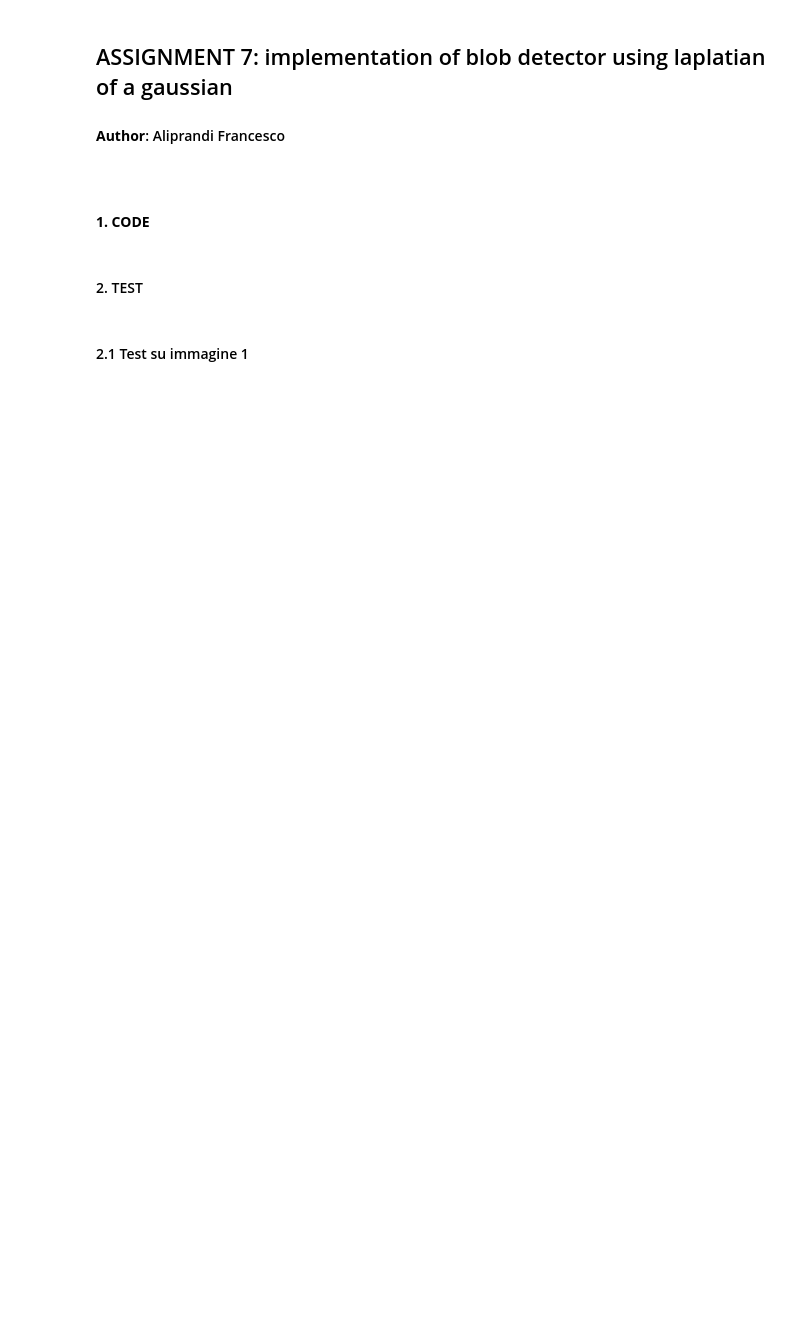
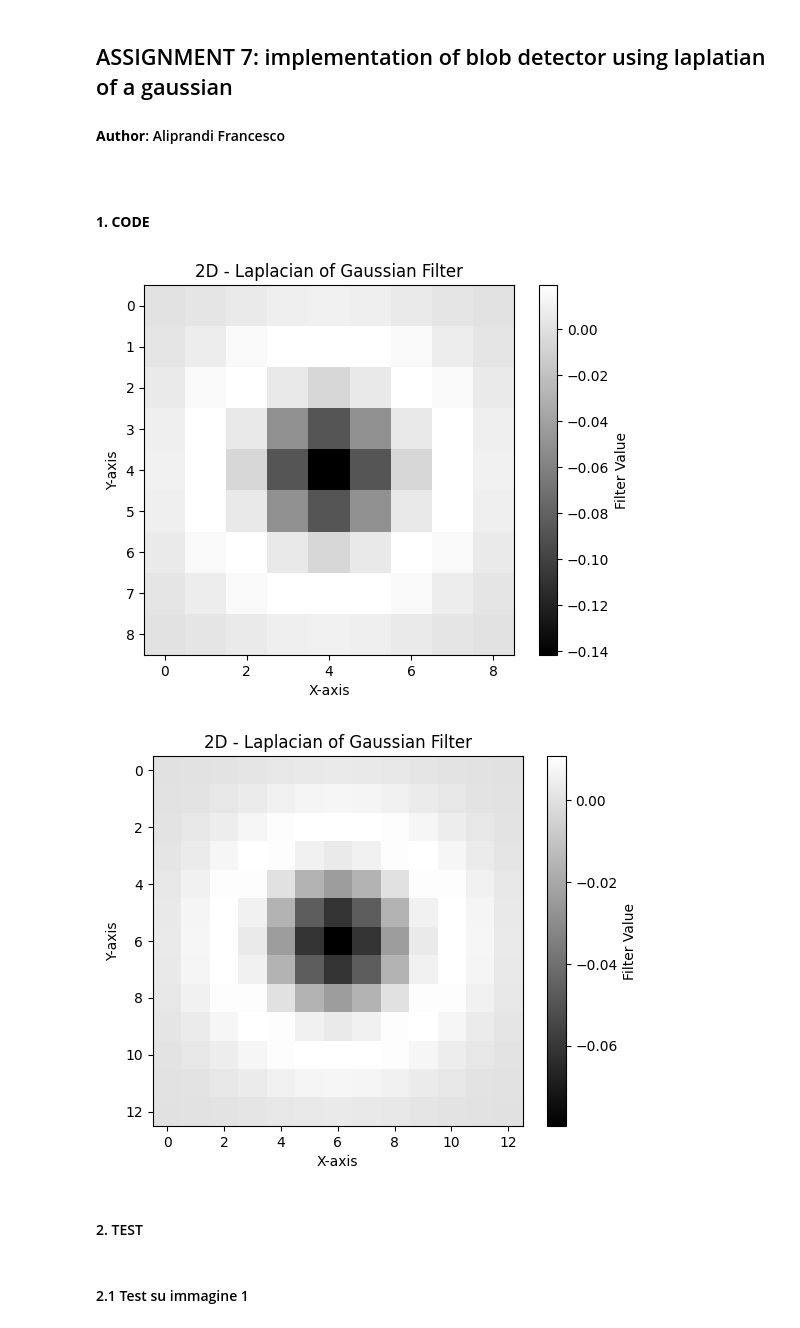
Before and after one commit to francealip/assignment_1_ISPR_23-24, a Jupyter notebook: src/LoG_detector.ipynb, the cells around one changed output. Cells and saved outputs as stored; diff of their text form; code cells hidden in the pictures; blank space fills up the shorter version.

```diff
--- a/src/LoG_detector.ipynb
+++ b/src/LoG_detector.ipynb
@@ -186,6 +191,12 @@ def tridim_plot(LoG_filter,sigma):
             ax.add_patch(c)
         ax.plot()
         plt.show()
+# %%
+bid_plot(laplacian_of_gaussian(1.5))
+bid_plot(laplacian_of_gaussian(2))
+# %% [output]
+[figure, added]
+[figure, added]
 # %% [markdown]
 <h4>2. TEST</h4>
 # %%
```
Also changed, not shown: parts of 4 cells of this notebook.
